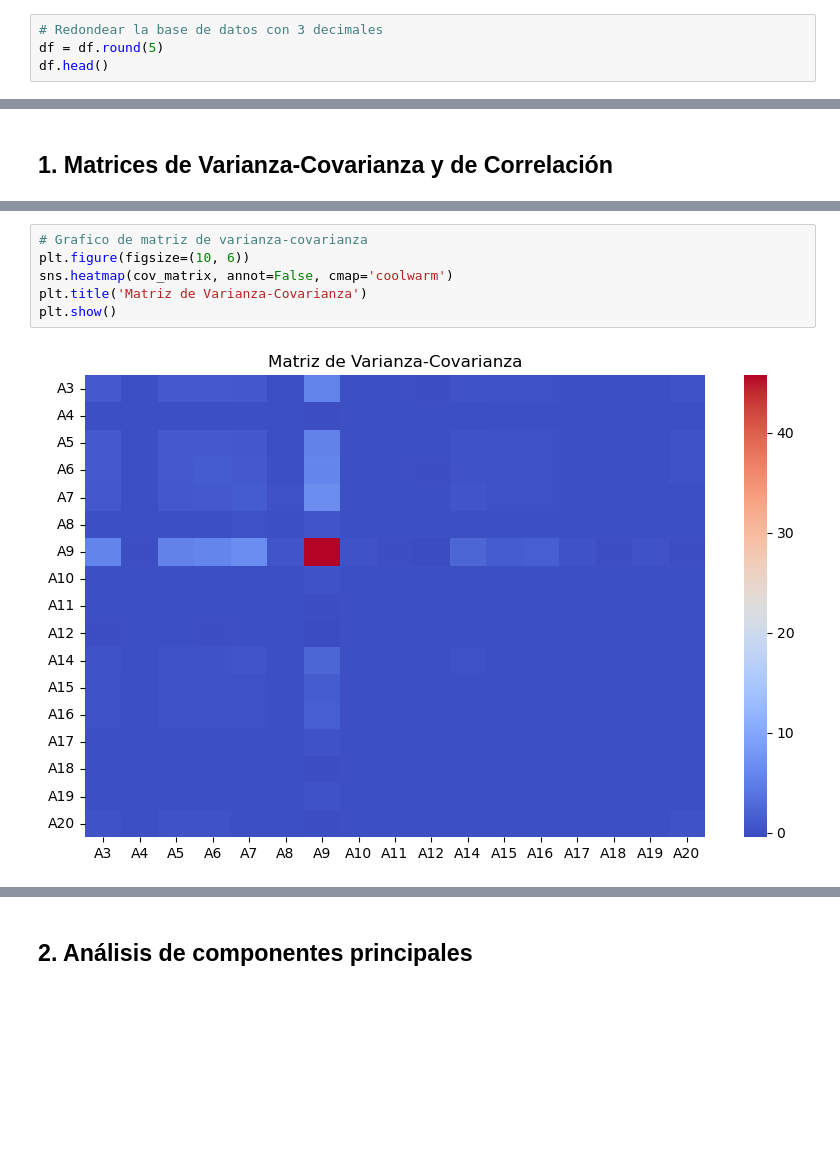
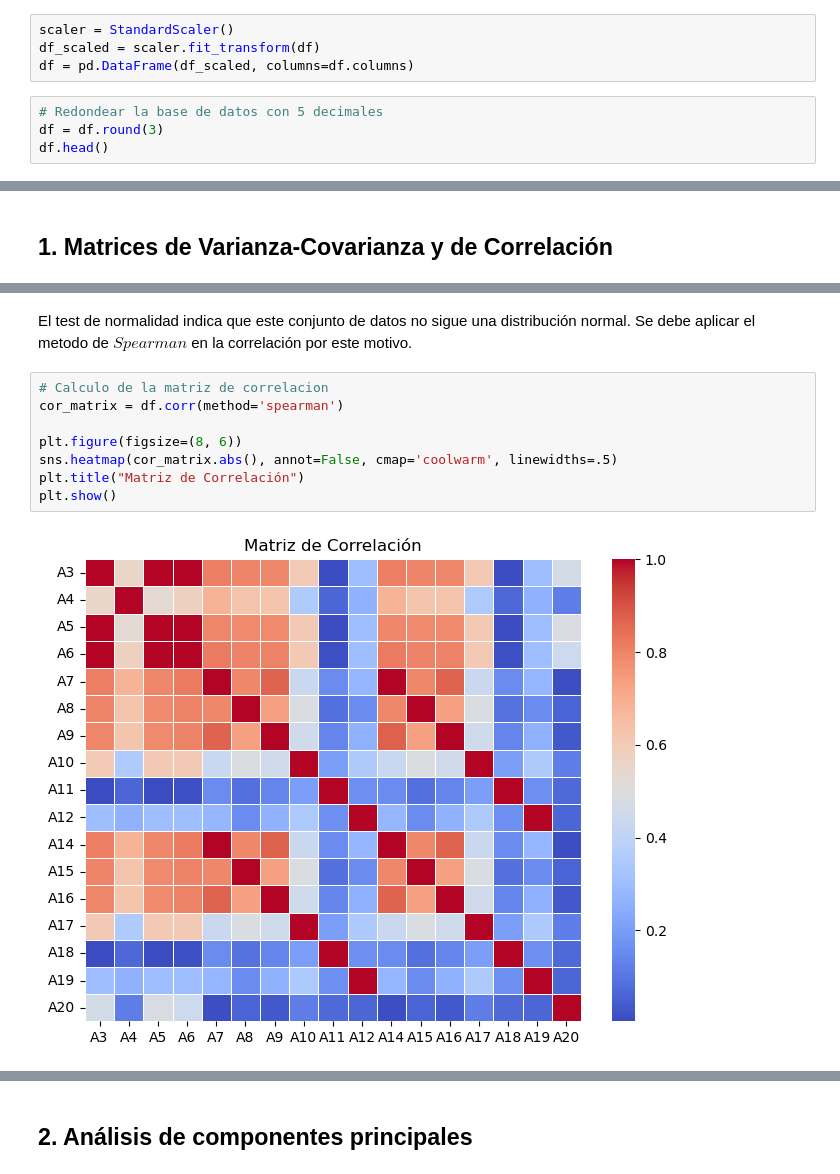
Before and after one commit to kevindmzapata/multivariate-statistics-course, a Jupyter notebook: TAREA_1/script.ipynb, the cells around one changed output, grey strips where cells are left out. Saved outputs shown, nothing was run; the diff lists cells and outputs as text; blank space fills up the shorter version.

Commit message:
feat: Add PCA and factor analysis methods

```diff
--- a/TAREA_1/script.ipynb
+++ b/TAREA_1/script.ipynb
@@ -118,6 +133,10 @@ De la misma forma, la variable $A13$ también se elimina ya que todos sus valore
+# %%
+scaler = StandardScaler()
+df_scaled = scaler.fit_transform(df)
+df = pd.DataFrame(df_scaled, columns=df.columns)
 # %%
-# Redondear la base de datos con 3 decimales
-df = df.round(5)
+# Redondear la base de datos con 5 decimales
+df = df.round(3)
 df.head()
 # %% [output]
 |  | A3 | A4 | A5 | A6 | A7 | A8 | A9 | A10 | A11 | A12 | A14 | ... |
@@ -154,8 +194,12 @@ cov_matrix
+# %% [markdown]
+El test de normalidad indica que este conjunto de datos no sigue una distribución normal. Se debe aplicar el metodo de $Spearman$ en la correlación por este motivo.
 # %%
-# Grafico de matriz de varianza-covarianza
-plt.figure(figsize=(10, 6))
-sns.heatmap(cov_matrix, annot=False, cmap='coolwarm')
-plt.title('Matriz de Varianza-Covarianza')
+# Calculo de la matriz de correlacion
+cor_matrix = df.corr(method='spearman')
+
+plt.figure(figsize=(8, 6))
+sns.heatmap(cor_matrix.abs(), annot=False, cmap='coolwarm', linewidths=.5)
+plt.title("Matriz de Correlación")
 plt.show()
 # %% [output]
-[figure, old version]
+[figure, new version]
```
Also changed, not shown: parts of 63 cells of this notebook.
